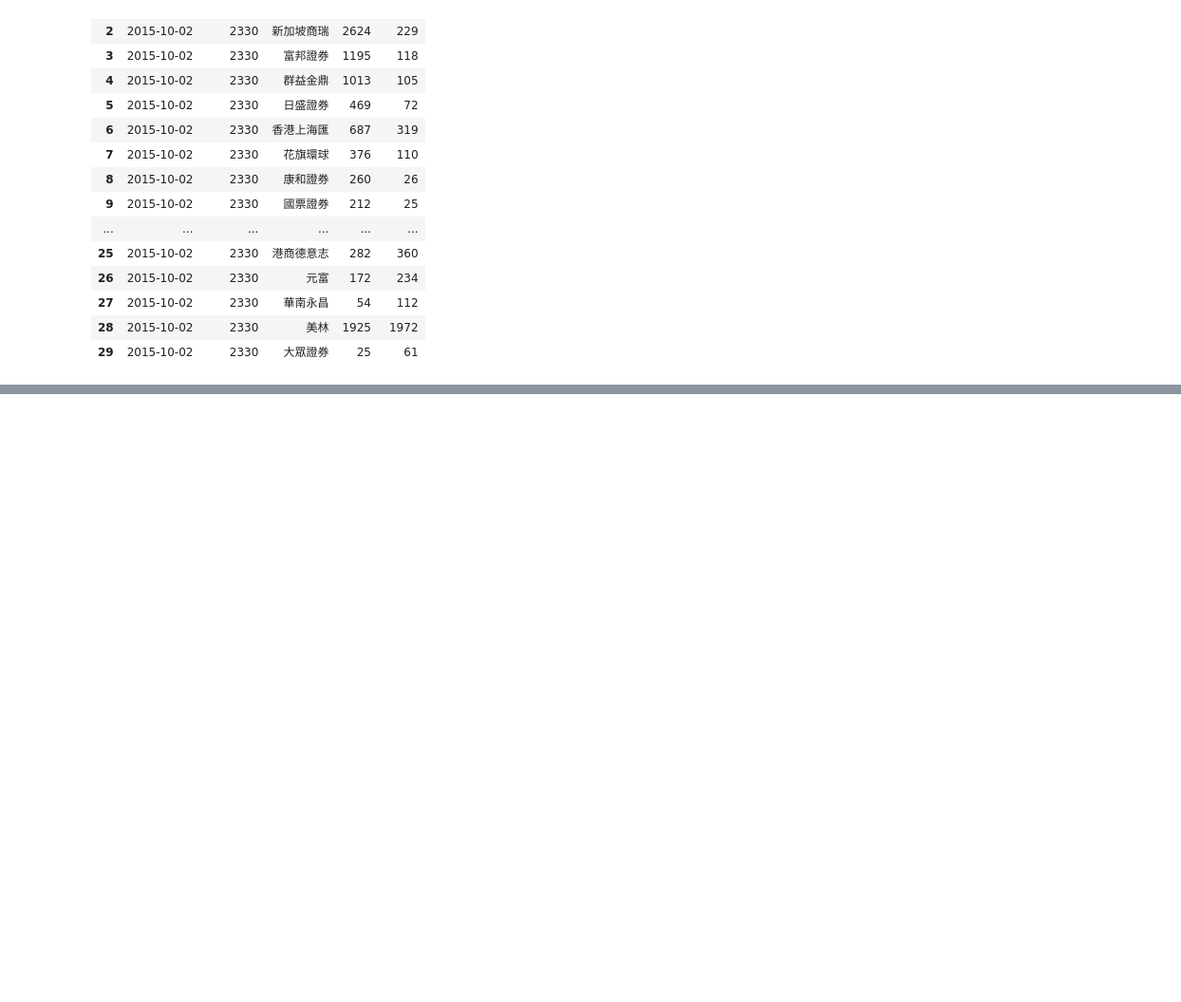
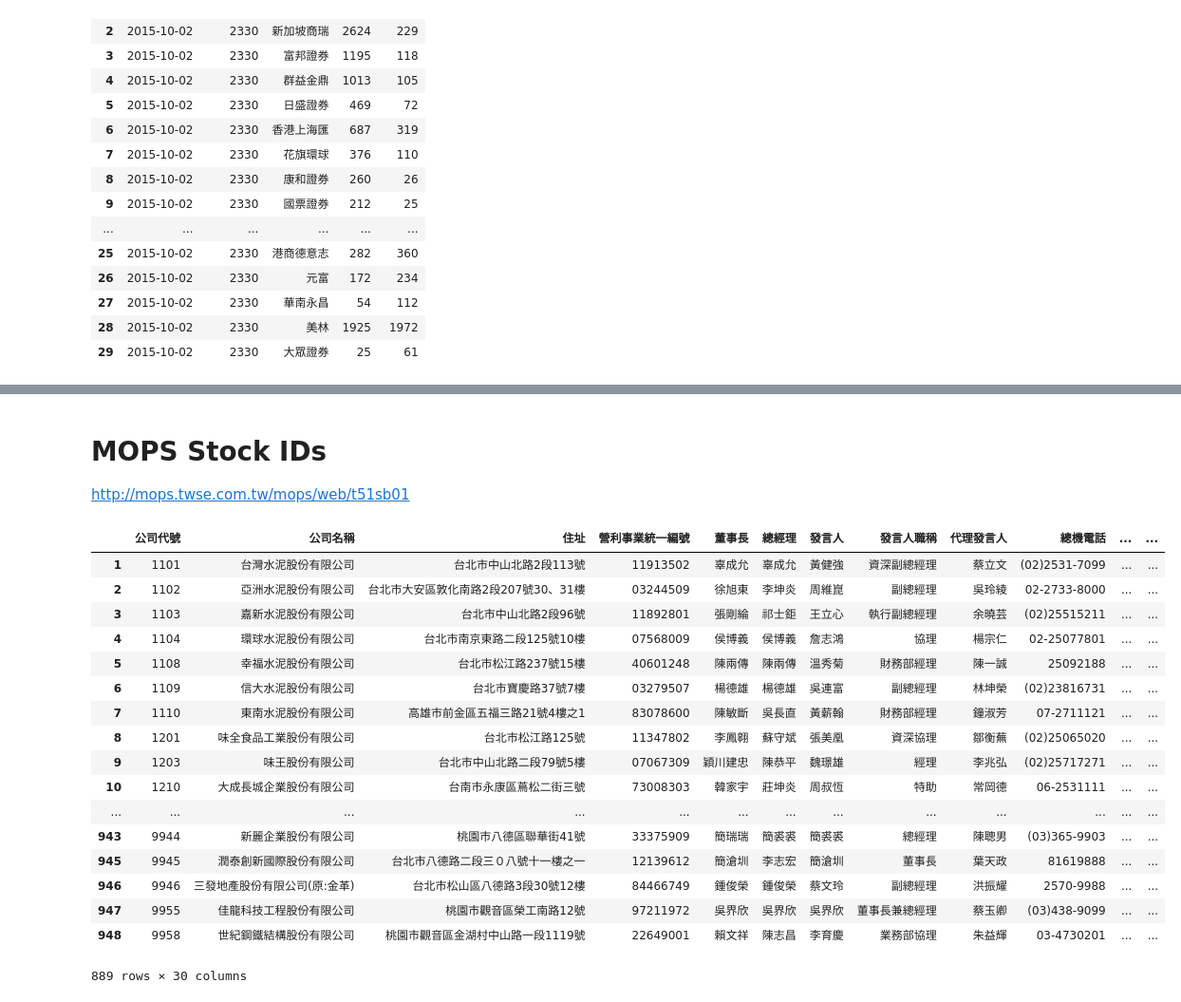
Before and after one commit to datasci-info/PyCrawler101-201510, a Jupyter notebook: Week1/Week1_demo.ipynb, the cells around one changed output, grey strips where cells are left out. Shown at 95% size. Saved outputs shown, nothing was run; the diff lists cells and outputs as text; code cells hidden in the pictures; blank space fills up the shorter version.

```diff
--- a/Week1/Week1_demo.ipynb
+++ b/Week1/Week1_demo.ipynb
@@ -24,0 +51,3 @@ yahooStockMajor(2330)
+# %% [markdown]
+# MOPS Stock IDs
+http://mops.twse.com.tw/mops/web/t51sb01
@@ -24,0 +56,21 @@ yahooStockMajor(2330)
+# %%
+mopsStockIDs.getData("sii")
+# %% [output]
+|  | 公司代號 | 公司名稱 | 住址 | 營利事業統一編號 | 董事長 | 總經理 | 發言人 | 發言人職稱 | 代理發言人 | 總機電話 | ... | ... |
+| 1 | 1101 | 台灣水泥股份有限公司 | 台北市中山北路2段113號 | 11913502 | 辜成允 | 辜成允 | 黃健強 | 資深副總經理 | 蔡立文 | (02)2531-7099 | ... | ... |
+| 2 | 1102 | 亞洲水泥股份有限公司 | 台北市大安區敦化南路2段207號30、31樓 | 03244509 | 徐旭東 | 李坤炎 | 周維崑 | 副總經理 | 吳玲綾 | 02-2733-8000 | ... | ... |
+| 3 | 1103 | 嘉新水泥股份有限公司 | 台北市中山北路2段96號 | 11892801 | 張剛綸 | 祁士鉅 | 王立心 | 執行副總經理 | 余曉芸 | (02)25515211 | ... | ... |
+| 4 | 1104 | 環球水泥股份有限公司 | 台北市南京東路二段125號10樓 | 07568009 | 侯博義 | 侯博義 | 詹志鴻 | 協理 | 楊宗仁 | 02-25077801 | ... | ... |
+| 5 | 1108 | 幸福水泥股份有限公司 | 台北市松江路237號15樓 | 40601248 | 陳兩傳 | 陳兩傳 | 溫秀菊 | 財務部經理 | 陳一誠 | 25092188 | ... | ... |
+| 6 | 1109 | 信大水泥股份有限公司 | 台北市寶慶路37號7樓 | 03279507 | 楊德雄 | 楊德雄 | 吳連富 | 副總經理 | 林坤榮 | (02)23816731 | ... | ... |
+| 7 | 1110 | 東南水泥股份有限公司 | 高雄市前金區五福三路21號4樓之1 | 83078600 | 陳敏斷 | 吳長直 | 黃薪翰 | 財務部經理 | 鐘淑芳 | 07-2711121 | ... | ... |
+| 8 | 1201 | 味全食品工業股份有限公司 | 台北市松江路125號 | 11347802 | 李鳳翱 | 蘇守斌 | 張美凰 | 資深協理 | 鄒衡蕪 | (02)25065020 | ... | ... |
+| 9 | 1203 | 味王股份有限公司 | 台北市中山北路二段79號5樓 | 07067309 | 穎川建忠 | 陳恭平 | 魏璟雄 | 經理 | 李兆弘 | (02)25717271 | ... | ... |
+| 10 | 1210 | 大成長城企業股份有限公司 | 台南市永康區蔦松二街三號 | 73008303 | 韓家宇 | 莊坤炎 | 周叔恆 | 特助 | 常岡德 | 06-2531111 | ... | ... |
+| ... | ... | ... | ... | ... | ... | ... | ... | ... | ... | ... | ... | ... |
+| 943 | 9944 | 新麗企業股份有限公司 | 桃園市八德區聯華街41號 | 33375909 | 簡瑞瑞 | 簡裘裘 | 簡裘裘 | 總經理 | 陳聰男 | (03)365-9903 | ... | ... |
+| 945 | 9945 | 潤泰創新國際股份有限公司 | 台北市八德路二段三０八號十一樓之一 | 12139612 | 簡滄圳 | 李志宏 | 簡滄圳 | 董事長 | 葉天政 | 81619888 | ... | ... |
+| 946 | 9946 | 三發地產股份有限公司(原:金革) | 台北市松山區八德路3段30號12樓 | 84466749 | 鍾俊榮 | 鍾俊榮 | 蔡文玲 | 副總經理 | 洪振耀 | 2570-9988 | ... | ... |
+| 947 | 9955 | 佳龍科技工程股份有限公司 | 桃園市觀音區榮工南路12號 | 97211972 | 吳界欣 | 吳界欣 | 吳界欣 | 董事長兼總經理 | 蔡玉卿 | (03)438-9099 | ... | ... |
+| 948 | 9958 | 世紀鋼鐵結構股份有限公司 | 桃園市觀音區金湖村中山路一段1119號 | 22649001 | 賴文祥 | 陳志昌 | 李育慶 | 業務部協理 | 朱益輝 | 03-4730201 | ... | ... |
+889 rows × 30 columns
```
Also changed, not shown: parts of 8 cells of this notebook, 5 other files.
